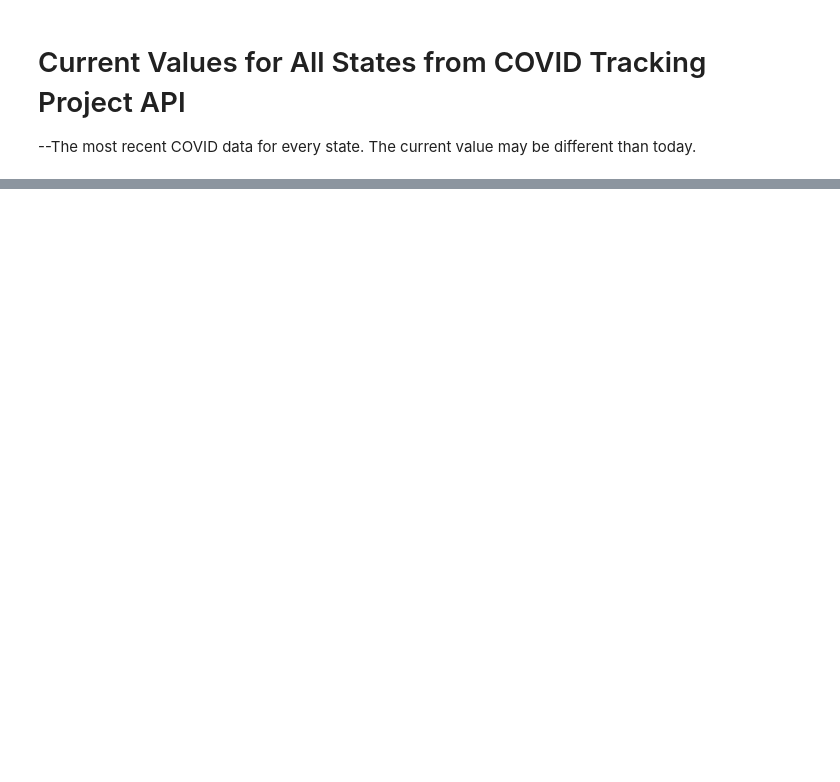
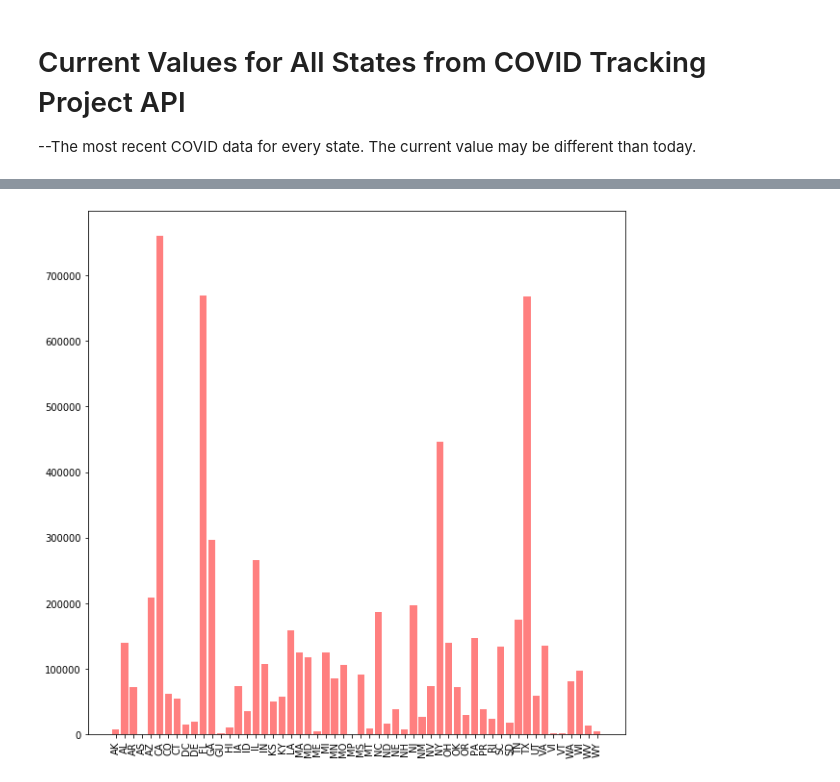
Before and after one commit to havyjavy/Healthcare-and-Covid-19, a Jupyter notebook: Covid Tracking Project/All_States.ipynb, the cells around one changed output, grey strips where cells are left out. Saved outputs shown, nothing was run; the diff lists cells and outputs as text; code cells hidden in the pictures; blank space fills up the shorter version.

```diff
--- a/Covid Tracking Project/All_States.ipynb
+++ b/Covid Tracking Project/All_States.ipynb
@@ -81,0 +86,11 @@ AllStates_df
+# %%
+import numpy as np
+import matplotlib.pyplot as plt
+
+x_axis = np.arange(len(AllStates_df))
+
+plt.figure(figsize=(10,10))
+plt.bar(x_axis, AllStates_df["Covid Positive"], color='r', alpha=0.5)
+x = plt.xticks(x_axis, AllStates_df["States"], rotation="vertical")
+# %% [output]
+[figure, added]
```
Also changed, not shown: parts of 7 cells of this notebook.
